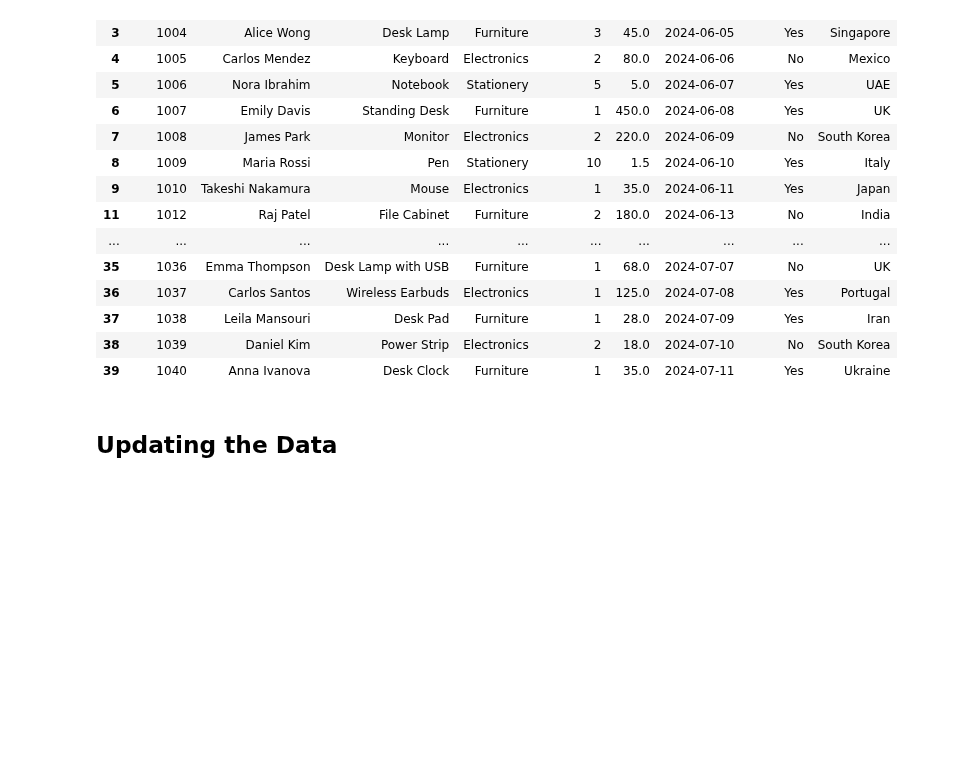
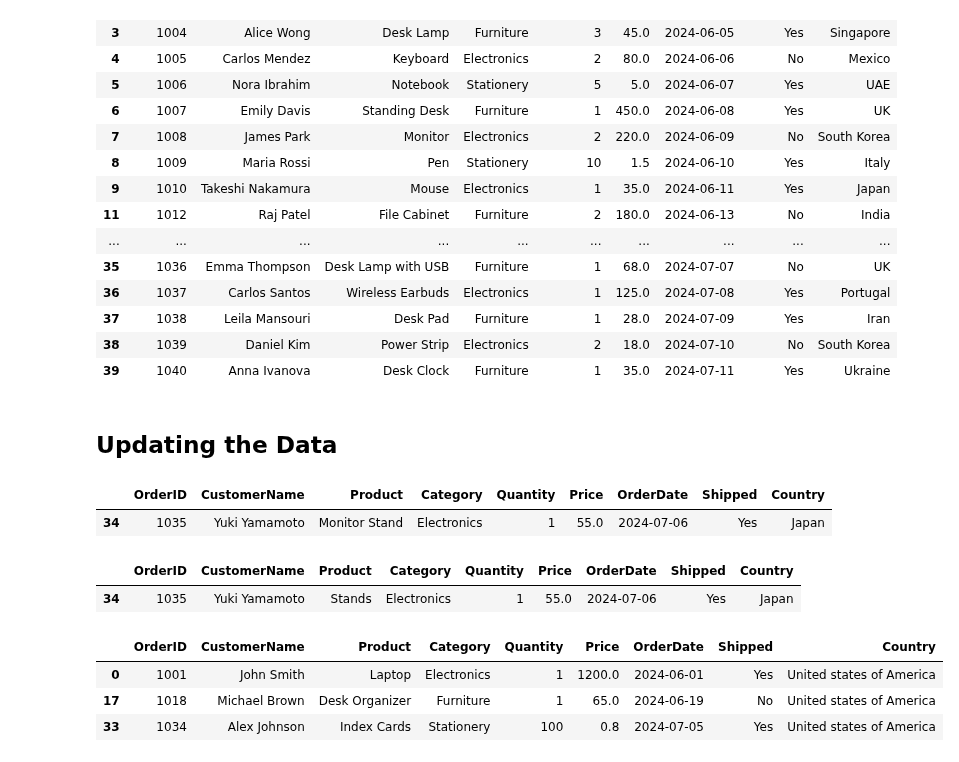
Before and after one commit to uba-sagan/Projects, a Jupyter notebook: Data_Analytics/Pandas.ipynb, the cells around one changed output. Drawn from its saved outputs; the diff is of its cells as text; code cells hidden in the pictures; blank space fills up the shorter version.

```diff
--- a/Data_Analytics/Pandas.ipynb
+++ b/Data_Analytics/Pandas.ipynb
@@ -278,3 +278,15 @@ data[~data["Country"].isin(["USA", "France"])]
 | 39 | 1040 | Anna Ivanova | Desk Clock | Furniture | 1 | 35.0 | 2024-07-11 | Yes | Ukraine |
 # %% [markdown]
 ## Updating the Data
+# %%
+data.loc[data["CustomerName"] == "Yuki Yamamoto"]
+# %% [output]
+|  | OrderID | CustomerName | Product | Category | Quantity | Price | OrderDate | Shipped | Country |
+| 34 | 1035 | Yuki Yamamoto | Monitor Stand | Electronics | 1 | 55.0 | 2024-07-06 | Yes | Japan |
+# %%
+data.loc[data["CustomerName"] == "Yuki Yamamoto", "Product"] = "Stands"
+# %%
+data.loc[data["CustomerName"] == "Yuki Yamamoto"]
+# %% [output]
+|  | OrderID | CustomerName | Product | Category | Quantity | Price | OrderDate | Shipped | Country |
+| 34 | 1035 | Yuki Yamamoto | Stands | Electronics | 1 | 55.0 | 2024-07-06 | Yes | Japan |
@@ -280,0 +295,7 @@ data[~data["Country"].isin(["USA", "France"])]
+# %%
+data.loc[data["Country"] == "United states of America"]
+# %% [output]
+|  | OrderID | CustomerName | Product | Category | Quantity | Price | OrderDate | Shipped | Country |
+| 0 | 1001 | John Smith | Laptop | Electronics | 1 | 1200.0 | 2024-06-01 | Yes | United states of America |
+| 17 | 1018 | Michael Brown | Desk Organizer | Furniture | 1 | 65.0 | 2024-06-19 | No | United states of America |
+| 33 | 1034 | Alex Johnson | Index Cards | Stationery | 100 | 0.8 | 2024-07-05 | Yes | United states of America |
```
Also changed, not shown: parts of 9 cells of this notebook.
